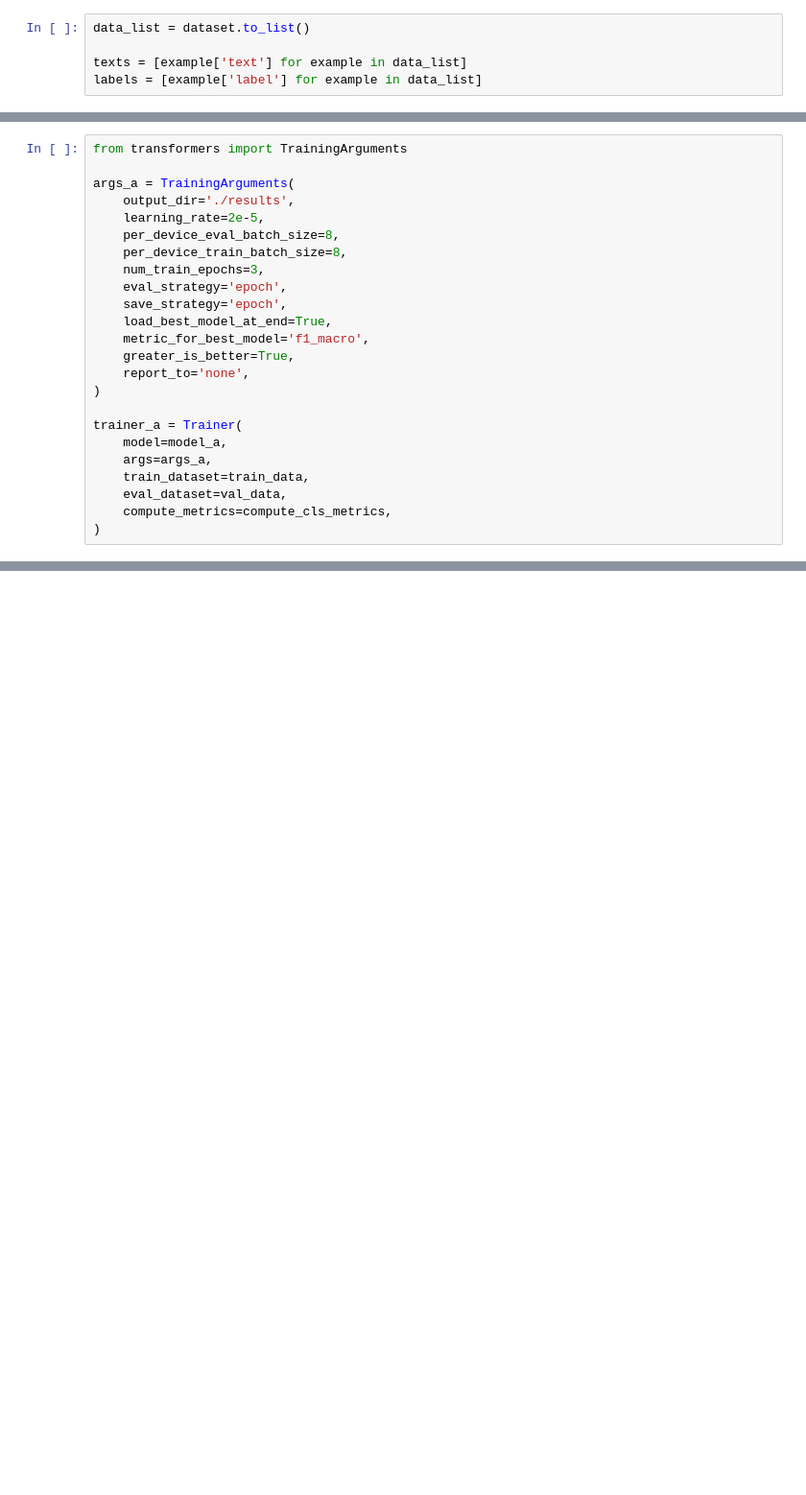
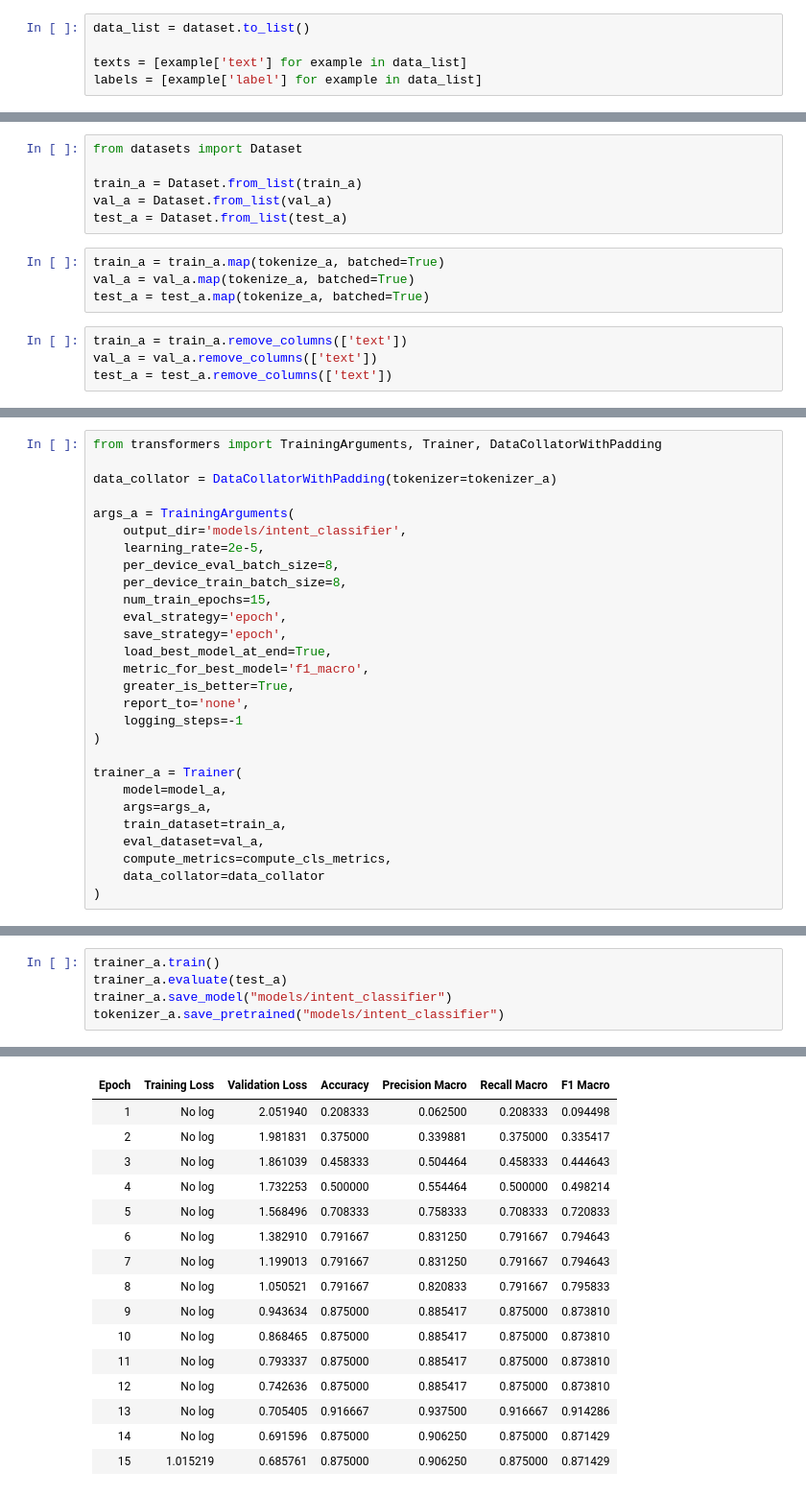
Before and after one commit to SalehAlomair/multi-agent-teq-support, a Jupyter notebook: testing.ipynb, the cells around one changed output, grey strips where cells are left out. Shown at 96% size. Cells and saved outputs as stored; diff of their text form; blank space fills up the shorter version.

```diff
--- a/testing.ipynb
+++ b/testing.ipynb
@@ -294,3 +296,17 @@ stratify=[example['label'] for example in temp_data],
 random_state=42
 )
+# %%
+from datasets import Dataset
+
+train_a = Dataset.from_list(train_a)
+val_a = Dataset.from_list(val_a)
+test_a = Dataset.from_list(test_a)
+# %%
+train_a = train_a.map(tokenize_a, batched=True)
+val_a = val_a.map(tokenize_a, batched=True)
+test_a = test_a.map(tokenize_a, batched=True)
+# %%
+train_a = train_a.remove_columns(['text'])
+val_a = val_a.remove_columns(['text'])
+test_a = test_a.remove_columns(['text'])
 # %%
@@ -304,24 +319,28 @@ Test: 24
 # %%
-from transformers import TrainingArguments
+from transformers import TrainingArguments, Trainer, DataCollatorWithPadding
+
+data_collator = DataCollatorWithPadding(tokenizer=tokenizer_a)
 
 args_a = TrainingArguments(
-    output_dir='./results',
+    output_dir='models/intent_classifier',
     learning_rate=2e-5,
     per_device_eval_batch_size=8,
     per_device_train_batch_size=8,
-    num_train_epochs=3,
+    num_train_epochs=15,
     eval_strategy='epoch',
     save_strategy='epoch',
     load_best_model_at_end=True,
     metric_for_best_model='f1_macro',
     greater_is_better=True,
     report_to='none',
+    logging_steps=-1
 )
 
 trainer_a = Trainer(
     model=model_a,
     args=args_a,
-    train_dataset=train_data,
-    eval_dataset=val_data,
+    train_dataset=train_a,
+    eval_dataset=val_a,
     compute_metrics=compute_cls_metrics,
+    data_collator=data_collator
 )
@@ -329,0 +347,6 @@ ImportError: Using the `Trainer` with `PyTorch` requires `accelerate>=1.1.0`: Pl
+# %%
+trainer_a.train()
+trainer_a.evaluate(test_a)
+trainer_a.save_model("models/intent_classifier")
+tokenizer_a.save_pretrained("models/intent_classifier")
+# %% [output]
@@ -329,0 +354,16 @@ ImportError: Using the `Trainer` with `PyTorch` requires `accelerate>=1.1.0`: Pl
+| Epoch | Training Loss | Validation Loss | Accuracy | Precision Macro | Recall Macro | F1 Macro |
+| 1 | No log | 2.051940 | 0.208333 | 0.062500 | 0.208333 | 0.094498 |
+| 2 | No log | 1.981831 | 0.375000 | 0.339881 | 0.375000 | 0.335417 |
+| 3 | No log | 1.861039 | 0.458333 | 0.504464 | 0.458333 | 0.444643 |
+| 4 | No log | 1.732253 | 0.500000 | 0.554464 | 0.500000 | 0.498214 |
+| 5 | No log | 1.568496 | 0.708333 | 0.758333 | 0.708333 | 0.720833 |
+| 6 | No log | 1.382910 | 0.791667 | 0.831250 | 0.791667 | 0.794643 |
+| 7 | No log | 1.199013 | 0.791667 | 0.831250 | 0.791667 | 0.794643 |
+| 8 | No log | 1.050521 | 0.791667 | 0.820833 | 0.791667 | 0.795833 |
+| 9 | No log | 0.943634 | 0.875000 | 0.885417 | 0.875000 | 0.873810 |
+| 10 | No log | 0.868465 | 0.875000 | 0.885417 | 0.875000 | 0.873810 |
+| 11 | No log | 0.793337 | 0.875000 | 0.885417 | 0.875000 | 0.873810 |
+| 12 | No log | 0.742636 | 0.875000 | 0.885417 | 0.875000 | 0.873810 |
+| 13 | No log | 0.705405 | 0.916667 | 0.937500 | 0.916667 | 0.914286 |
+| 14 | No log | 0.691596 | 0.875000 | 0.906250 | 0.875000 | 0.871429 |
+| 15 | 1.015219 | 0.685761 | 0.875000 | 0.906250 | 0.875000 | 0.871429 |
```
Also changed, not shown: parts of 26 cells of this notebook, 3 other files.
